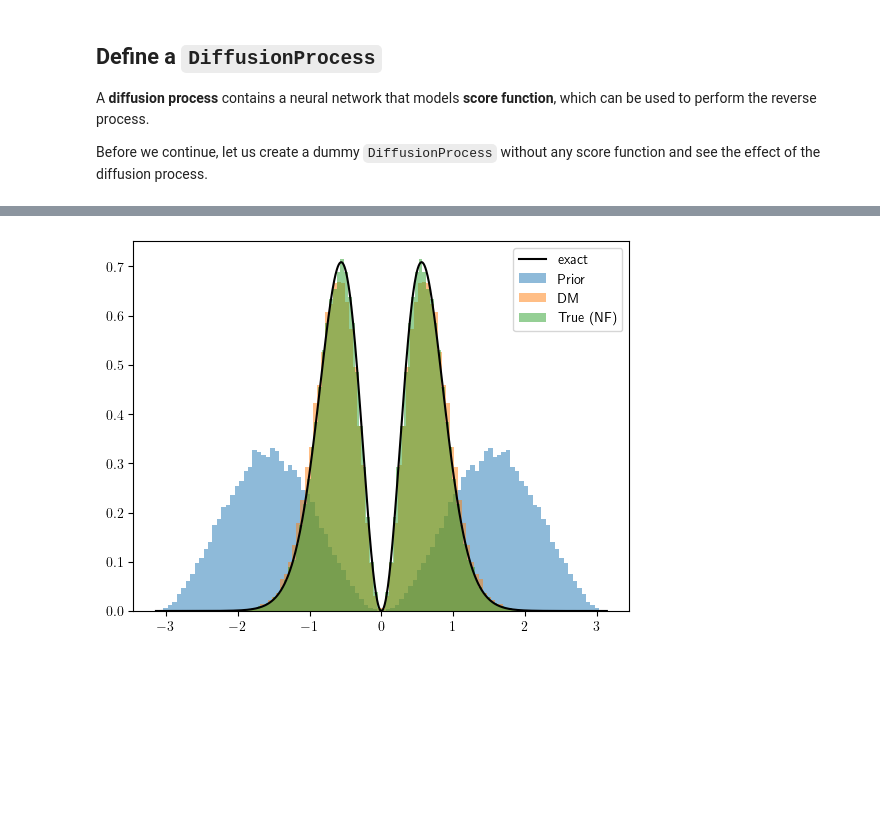
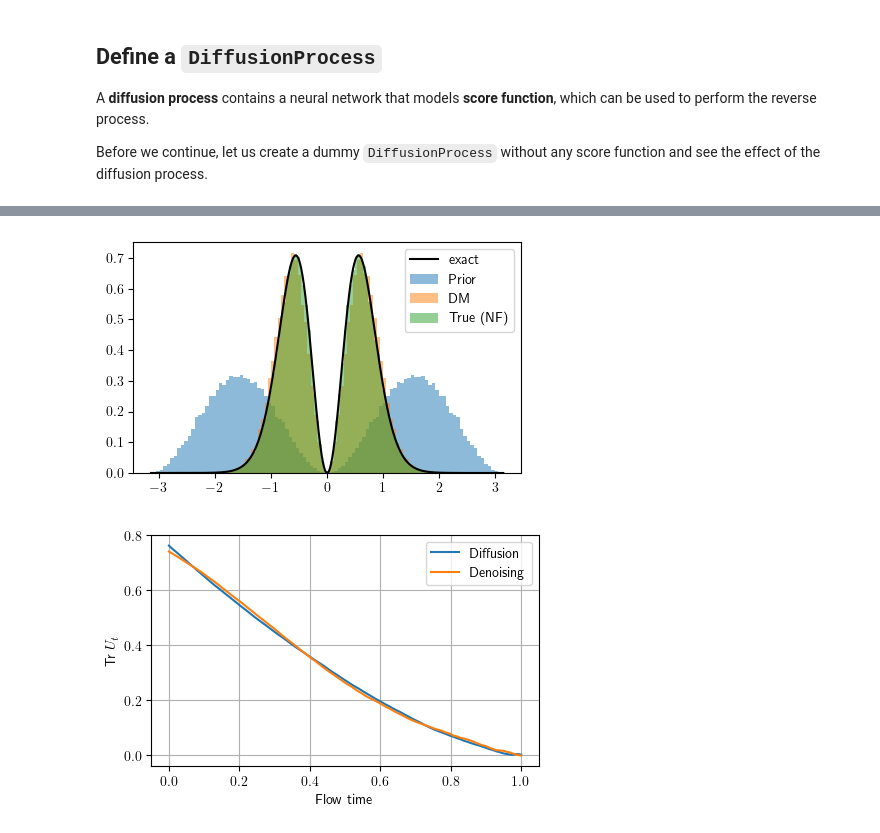
Before and after one commit to jkomijani/lattice_ml, a Jupyter notebook: examples/diffusion/SU2_matrix.ipynb, the cells around one changed output, grey strips where cells are left out. Saved outputs shown, nothing was run; the diff lists cells and outputs as text; code cells hidden in the pictures; blank space fills up the shorter version.

```diff
--- a/examples/diffusion/SU2_matrix.ipynb
+++ b/examples/diffusion/SU2_matrix.ipynb
@@ -318,7 +337,7 @@ n_epochs = 300
 
 train_kwargs = dict(
     n_epochs = n_epochs,
-    hyperparam = dict(lr=0.003),
+    hyperparam = dict(lr=0.001),
     checkpoint_dict = dict(print_every=50),
     scheduler = partial(
         torch.optim.lr_scheduler.CosineAnnealingLR,
@@ -352,27 +371,52 @@ Text(0, 0.5, 'Loss')
 # %%
 x = nf_model.prior.sample(1024 * 32)
 
+t_eval = torch.linspace(1, 0, 100)
+
+
 with torch.no_grad():
-    y = diffusion_process.reverse(x, sigma_tilde=1)
+    y_eval = diffusion_process.reverse(x, rev2fwd_noise_ratio=1, step_size=0.01, t_eval=t_eval)
+
+
+y = y_eval[-1]  # This is the state at the final time of t_eval, i.e. at t = 0
 # %%
-theta_x = grab(torch.linalg.eig(x)[0].angle())
-theta_y = grab(torch.linalg.eig(y)[0].angle())
+theta_x = grab(eigu(x)[0].angle())
+theta_y = grab(eigu(y)[0].angle())
 
-theta_test = grab(torch.linalg.eig(nf_samples)[0].angle())
+theta_test = grab(eigu(nf_samples)[0].angle())
+# %%
+from scipy.special import iv as bessel_i  # bessel function I_v
+
+su2_norm = lambda beta: beta / (2 * np.pi * bessel_i(1, beta))  # page 916, 8.431.6
+
+beta = 6
+
+x = np.linspace(-1, 1, 1000) * np.pi
+pdf_x = np.sin(x)**2  * np.exp(beta * np.cos(x)) * su2_norm(beta)
 # %%
-from scipy.special import iv as bessel_i  # bessel function I_v
+fig, ax = plt.subplots(1, 1, figsize=(5, 3))
 
-su2_norm = lambda beta: beta / (2 * np.pi * bessel_i(1, beta))  # page 916, 8.431.6
-
-beta = 6
-x = np.linspace(-1, 1, 1000) * np.pi
-plt.plot(x, np.sin(x)**2  * np.exp(beta * np.cos(x)) * su2_norm(beta), 'k', label='exact')
-
+plt.plot(x, pdf_x, 'k', label='exact')
 
 plt.hist(theta_x.ravel(), label = 'Prior', bins=100, density=True, alpha=0.5)
 plt.hist(theta_y.ravel(), label = 'DM', bins=100, density=True, alpha=0.5)
 plt.hist(theta_test.ravel(), label = 'True (NF)', bins=100, density=True, alpha=0.5)
 
 plt.legend();
 # %% [output]
-[figure, old version]
+[figure, new version]
+# %%
+fig, ax = plt.subplots(1, 1, figsize=(5, 3))
+
+
+t_eval = torch.flip(t_eval, dims=(0,))
+denoised_samples = torch.flip(torch.stack(y_eval, dim=0).squeeze(2), dims=(0,))
+
+plot_trace(t_eval, diffused_samples, label='Diffusion', ax=ax)
+plot_trace(t_eval, denoised_samples, label='Denoising', ax=ax)
+
+ax.grid()
+
+# fig, axs = plot_3subplots_diffusion(t_eval, denoised_samples)
+# %% [output]
+[figure, added]
```
Also changed, not shown: parts of 13 cells of this notebook, 1 other file.
